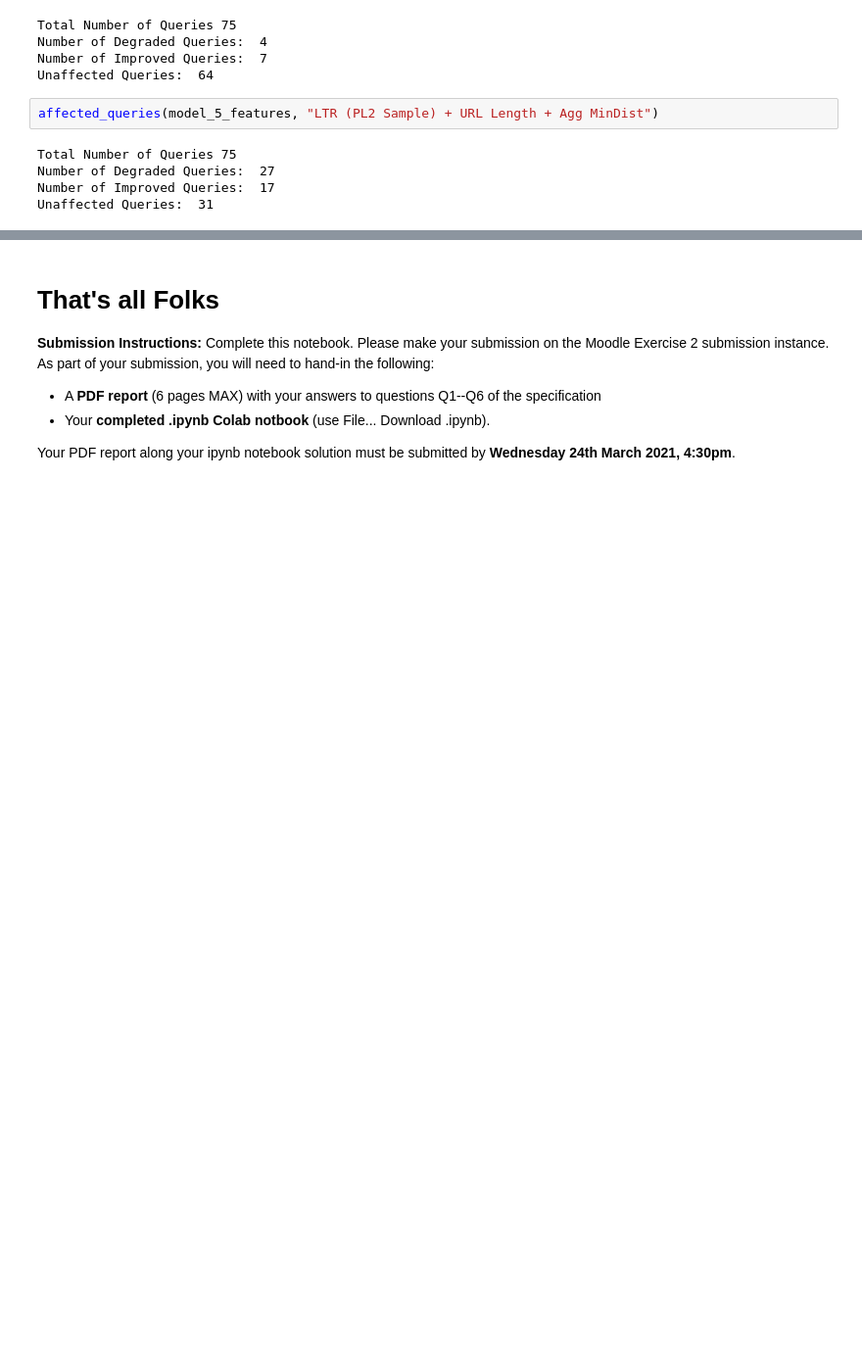
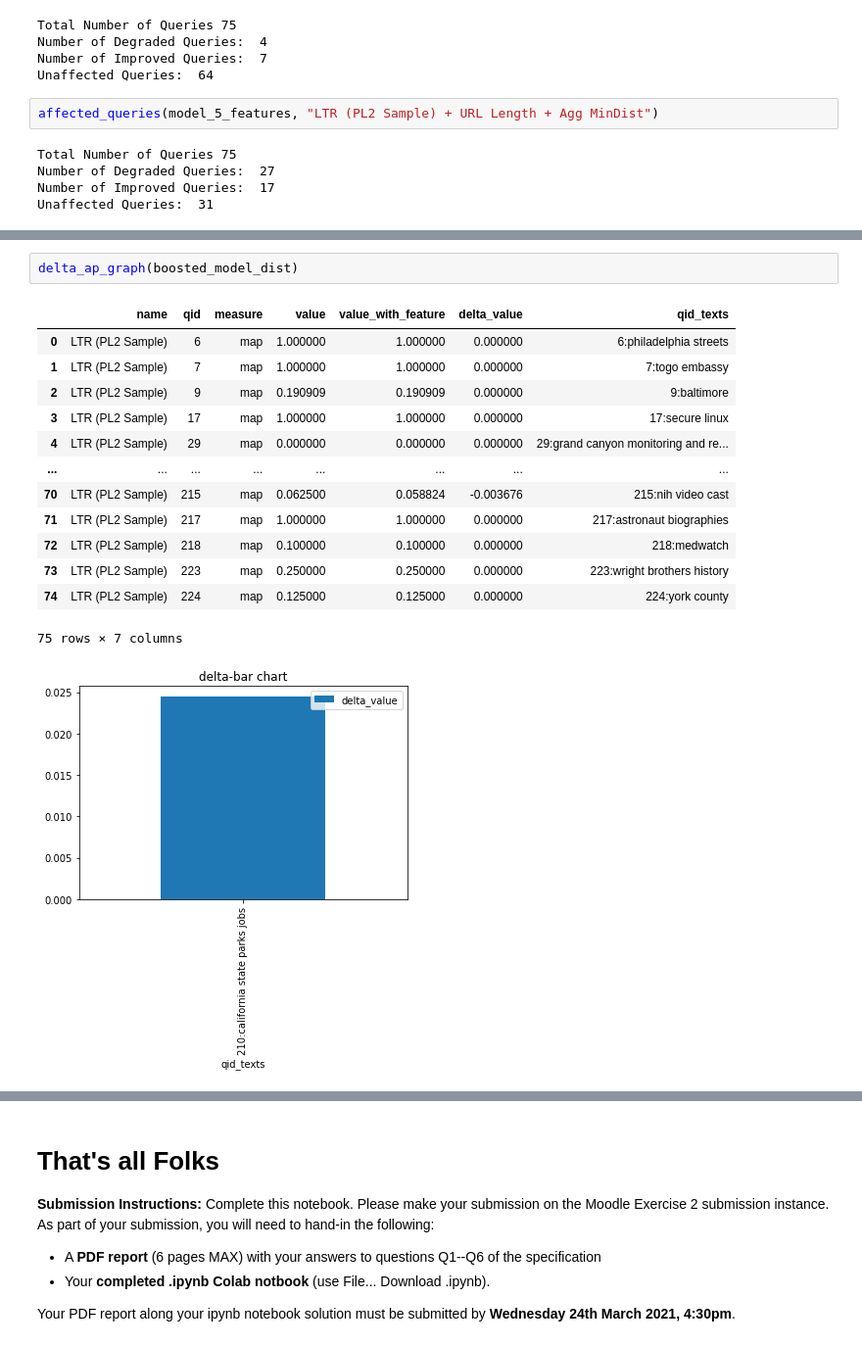
Before and after one commit to podyssea/InformationRetrieval, a Jupyter notebook: InformationRetrievalExercise2_2210049p.ipynb, the cells around one changed output, grey strips where cells are left out. Shown at 98% size. Saved outputs shown, nothing was run; the diff lists cells and outputs as text; blank space fills up the shorter version.

```diff
--- a/InformationRetrievalExercise2_2210049p.ipynb
+++ b/InformationRetrievalExercise2_2210049p.ipynb
@@ -614,0 +681,17 @@ Unaffected Queries:  31
+# %%
+delta_ap_graph(boosted_model_dist)
+# %% [output]
+|  | name | qid | measure | value | value_with_feature | delta_value | qid_texts |
+| 0 | LTR (PL2 Sample) | 6 | map | 1.000000 | 1.000000 | 0.000000 | 6:philadelphia streets |
+| 1 | LTR (PL2 Sample) | 7 | map | 1.000000 | 1.000000 | 0.000000 | 7:togo embassy |
+| 2 | LTR (PL2 Sample) | 9 | map | 0.190909 | 0.190909 | 0.000000 | 9:baltimore |
+| 3 | LTR (PL2 Sample) | 17 | map | 1.000000 | 1.000000 | 0.000000 | 17:secure linux |
+| 4 | LTR (PL2 Sample) | 29 | map | 0.000000 | 0.000000 | 0.000000 | 29:grand canyon monitoring and re... |
+| ... | ... | ... | ... | ... | ... | ... | ... |
+| 70 | LTR (PL2 Sample) | 215 | map | 0.062500 | 0.058824 | -0.003676 | 215:nih video cast |
+| 71 | LTR (PL2 Sample) | 217 | map | 1.000000 | 1.000000 | 0.000000 | 217:astronaut biographies |
+| 72 | LTR (PL2 Sample) | 218 | map | 0.100000 | 0.100000 | 0.000000 | 218:medwatch |
+| 73 | LTR (PL2 Sample) | 223 | map | 0.250000 | 0.250000 | 0.000000 | 223:wright brothers history |
+| 74 | LTR (PL2 Sample) | 224 | map | 0.125000 | 0.125000 | 0.000000 | 224:york county |
+75 rows × 7 columns
+[figure, added]
```
Also changed, not shown: parts of 6 cells of this notebook.
